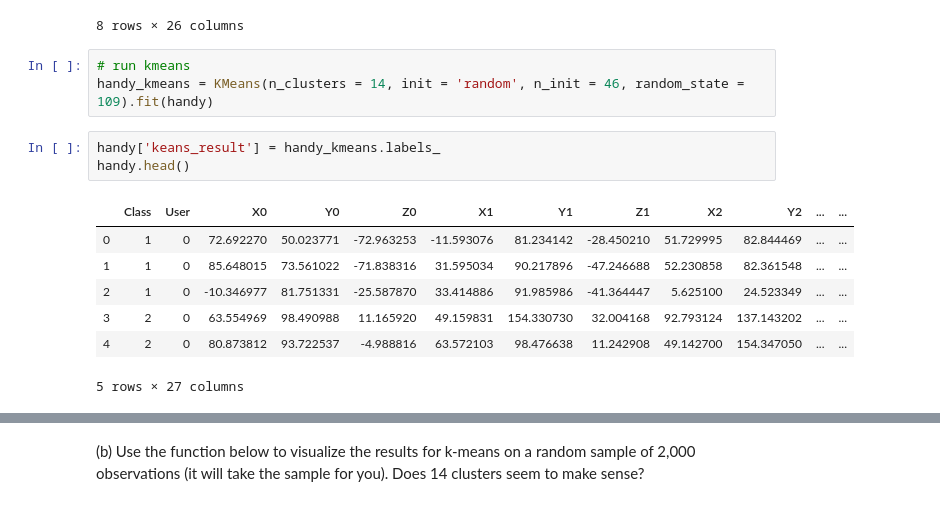
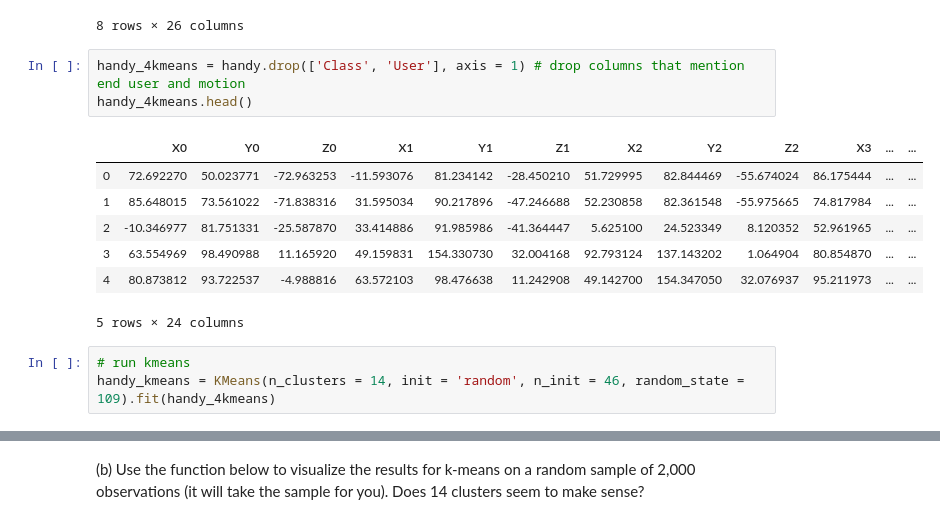
Before and after one commit to gurdeep101/2020-CS109B, a Jupyter notebook: content/homeworks/hw02/notebook/cs109b_hw2.ipynb, the cells around one changed output, grey strips where cells are left out. Saved outputs shown, nothing was run; the diff lists cells and outputs as text.

```diff
--- a/content/homeworks/hw02/notebook/cs109b_hw2.ipynb
+++ b/content/homeworks/hw02/notebook/cs109b_hw2.ipynb
@@ -125,17 +130,17 @@ handy.describe()
 | 75% | 5.000000 | 12.000000 | 77.390834 | 130.932659 | 7.998678 | 75.560564 | 131.729311 | 9.065824 | 74.435194 | 130.794462 | ... | ... |
 | max | 5.000000 | 14.000000 | 160.850926 | 169.175464 | 113.345119 | 158.783454 | 170.209350 | 104.697852 | 163.547310 | 168.186466 | ... | ... |
 8 rows × 26 columns
+# %%
+handy_4kmeans = handy.drop(['Class', 'User'], axis = 1) # drop columns that mention end user and motion
+handy_4kmeans.head()
+# %% [output]
+|  | X0 | Y0 | Z0 | X1 | Y1 | Z1 | X2 | Y2 | Z2 | X3 | ... | ... |
+| 0 | 72.692270 | 50.023771 | -72.963253 | -11.593076 | 81.234142 | -28.450210 | 51.729995 | 82.844469 | -55.674024 | 86.175444 | ... | ... |
+| 1 | 85.648015 | 73.561022 | -71.838316 | 31.595034 | 90.217896 | -47.246688 | 52.230858 | 82.361548 | -55.975665 | 74.817984 | ... | ... |
+| 2 | -10.346977 | 81.751331 | -25.587870 | 33.414886 | 91.985986 | -41.364447 | 5.625100 | 24.523349 | 8.120352 | 52.961965 | ... | ... |
+| 3 | 63.554969 | 98.490988 | 11.165920 | 49.159831 | 154.330730 | 32.004168 | 92.793124 | 137.143202 | 1.064904 | 80.854870 | ... | ... |
+| 4 | 80.873812 | 93.722537 | -4.988816 | 63.572103 | 98.476638 | 11.242908 | 49.142700 | 154.347050 | 32.076937 | 95.211973 | ... | ... |
+5 rows × 24 columns
 # %%
 # run kmeans
-handy_kmeans = KMeans(n_clusters = 14, init = 'random', n_init = 46, random_state = 109).fit(handy)
+handy_kmeans = KMeans(n_clusters = 14, init = 'random', n_init = 46, random_state = 109).fit(handy_4kmeans)
-# %%
-handy['keans_result'] = handy_kmeans.labels_
-handy.head()
-# %% [output]
-|  | Class | User | X0 | Y0 | Z0 | X1 | Y1 | Z1 | X2 | Y2 | ... | ... |
-| 0 | 1 | 0 | 72.692270 | 50.023771 | -72.963253 | -11.593076 | 81.234142 | -28.450210 | 51.729995 | 82.844469 | ... | ... |
-| 1 | 1 | 0 | 85.648015 | 73.561022 | -71.838316 | 31.595034 | 90.217896 | -47.246688 | 52.230858 | 82.361548 | ... | ... |
-| 2 | 1 | 0 | -10.346977 | 81.751331 | -25.587870 | 33.414886 | 91.985986 | -41.364447 | 5.625100 | 24.523349 | ... | ... |
-| 3 | 2 | 0 | 63.554969 | 98.490988 | 11.165920 | 49.159831 | 154.330730 | 32.004168 | 92.793124 | 137.143202 | ... | ... |
-| 4 | 2 | 0 | 80.873812 | 93.722537 | -4.988816 | 63.572103 | 98.476638 | 11.242908 | 49.142700 | 154.347050 | ... | ... |
-5 rows × 27 columns
```
Also changed, not shown: parts of 12 cells of this notebook.
